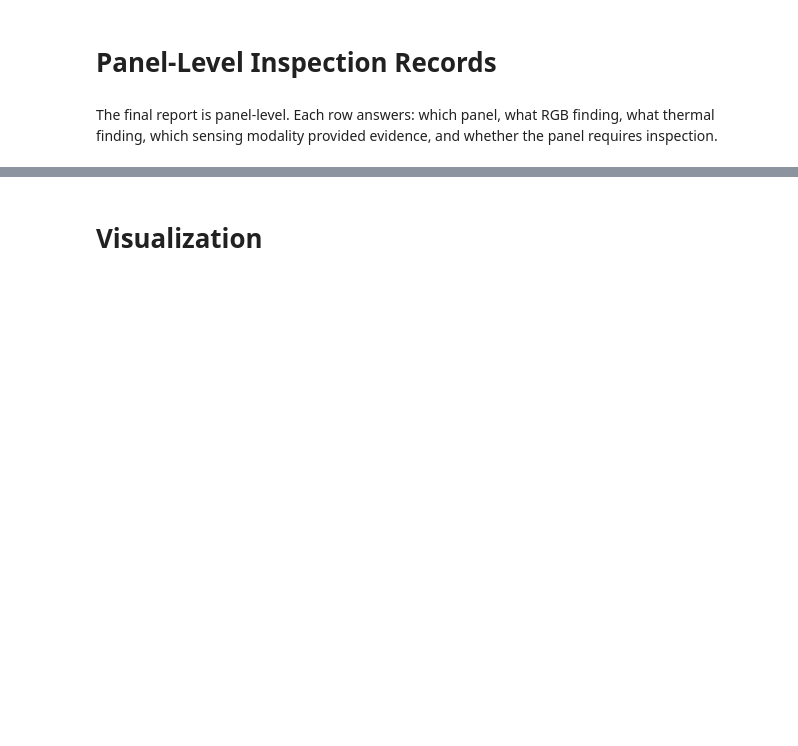
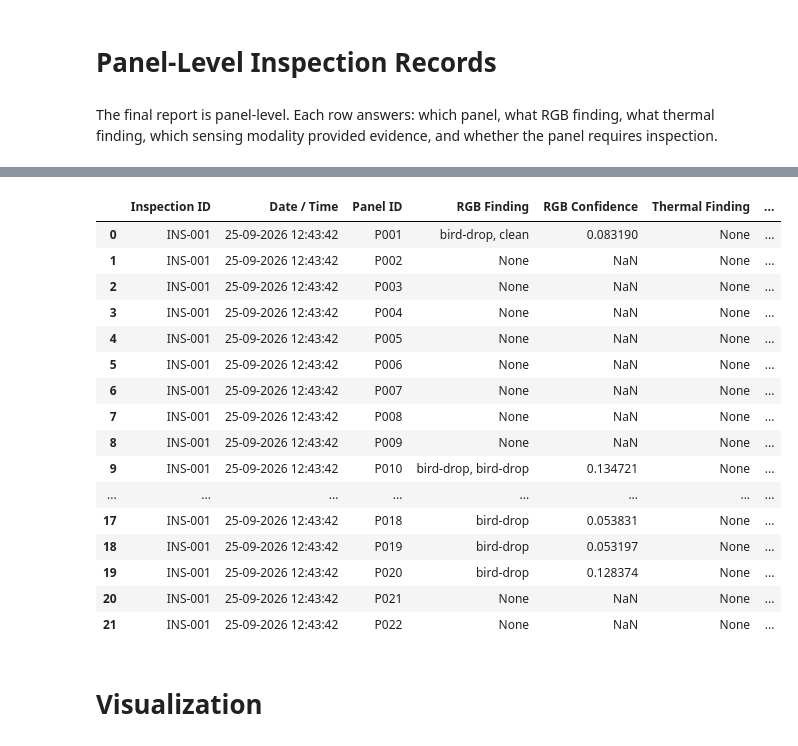
Before and after one commit to raj04h/Industrial_defect-inspection, a Jupyter notebook: Experiment/testing.ipynb, the cells around one changed output, grey strips where cells are left out. Cells and saved outputs as stored; diff of their text form; code cells hidden in the pictures; blank space fills up the shorter version.

Commit message:
Testing Result is added

```diff
--- a/Experiment/testing.ipynb
+++ b/Experiment/testing.ipynb
@@ -200,0 +242,25 @@ RGB defects detected: 0
+# %%
+rgb_raw_results = rgb_defect_model.predict(
+    source=rgb_image,
+    imgsz=IMG_SIZE,
+    conf=0.001,       # deliberately very low
+    verbose=False
+)
+
+rgb_raw_result = rgb_raw_results[0]
+
+print("Number of raw detections:",
+      len(rgb_raw_result.boxes) if rgb_raw_result.boxes is not None else 0)
+
+if rgb_raw_result.boxes is not None:
+    for i, box in enumerate(rgb_raw_result.boxes):
+        class_id = int(box.cls[0].cpu().numpy())
+        confidence = float(box.conf[0].cpu().numpy())
+        bbox = box.xyxy[0].cpu().numpy().tolist()
+
+        print(
+            f"{i+1:02d} | "
+            f"class={rgb_raw_result.names[class_id]} | "
+            f"confidence={confidence:.4f} | "
+            f"bbox={bbox}"
+        )
@@ -393,3 +537,35 @@ P009 | RGB: None (None) | Thermal: None (None) | Evidence: None | Status: No Fin
+# %%
+inspection_df.insert(
+    0,
+    "Inspection ID",
+    INSPECTION_ID
+)
+
+inspection_df.insert(
+    1,
+    "Date / Time",
+    datetime.now().strftime("%d-%m-%Y %H:%M:%S")
+)
+
+inspection_df
+# %% [output]
+|  | Inspection ID | Date / Time | Panel ID | RGB Finding | RGB Confidence | Thermal Finding | ... |
+| 0 | INS-001 | 25-09-2026 12:43:42 | P001 | bird-drop, clean | 0.083190 | None | ... |
+| 1 | INS-001 | 25-09-2026 12:43:42 | P002 | None | NaN | None | ... |
+| 2 | INS-001 | 25-09-2026 12:43:42 | P003 | None | NaN | None | ... |
+| 3 | INS-001 | 25-09-2026 12:43:42 | P004 | None | NaN | None | ... |
+| 4 | INS-001 | 25-09-2026 12:43:42 | P005 | None | NaN | None | ... |
+| 5 | INS-001 | 25-09-2026 12:43:42 | P006 | None | NaN | None | ... |
+| 6 | INS-001 | 25-09-2026 12:43:42 | P007 | None | NaN | None | ... |
+| 7 | INS-001 | 25-09-2026 12:43:42 | P008 | None | NaN | None | ... |
+| 8 | INS-001 | 25-09-2026 12:43:42 | P009 | None | NaN | None | ... |
+| 9 | INS-001 | 25-09-2026 12:43:42 | P010 | bird-drop, bird-drop | 0.134721 | None | ... |
+| ... | ... | ... | ... | ... | ... | ... | ... |
+| 17 | INS-001 | 25-09-2026 12:43:42 | P018 | bird-drop | 0.053831 | None | ... |
+| 18 | INS-001 | 25-09-2026 12:43:42 | P019 | bird-drop | 0.053197 | None | ... |
+| 19 | INS-001 | 25-09-2026 12:43:42 | P020 | bird-drop | 0.128374 | None | ... |
+| 20 | INS-001 | 25-09-2026 12:43:42 | P021 | None | NaN | None | ... |
+| 21 | INS-001 | 25-09-2026 12:43:42 | P022 | None | NaN | None | ... |
 # %% [markdown]
 # Visualization
 # %%
```
Also changed, not shown: parts of 18 cells of this notebook, 15 other files.
